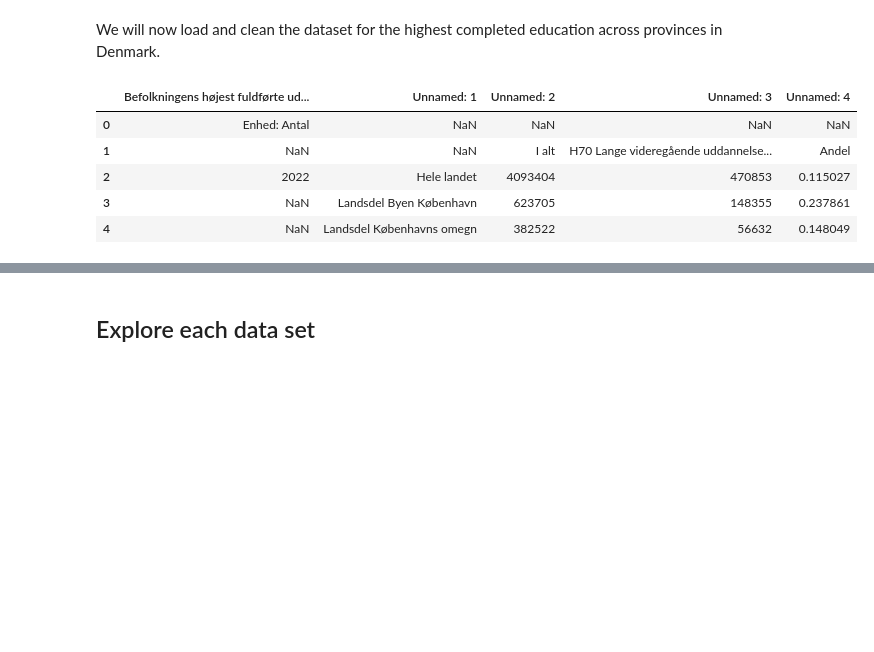
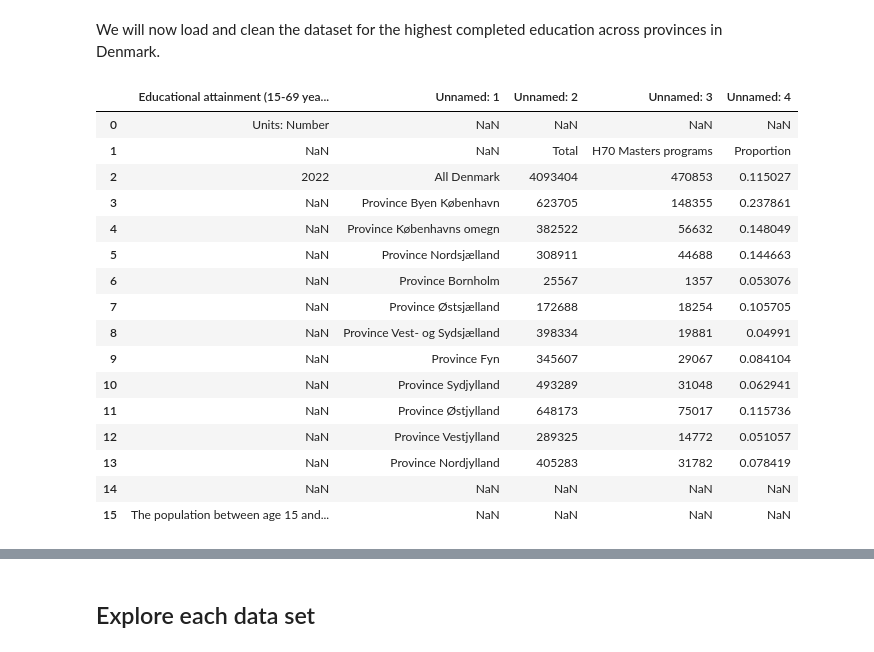
Before and after one commit to NumEconCopenhagen/projects-2024-sarah-og-pernille, a Jupyter notebook: dataproject/dataproject.ipynb, the cells around one changed output, grey strips where cells are left out. Drawn from its saved outputs; the diff is of its cells as text; code cells hidden in the pictures; blank space fills up the shorter version.

```diff
--- a/dataproject/dataproject.ipynb
+++ b/dataproject/dataproject.ipynb
@@ -139,11 +139,22 @@ We will now load and clean the dataset for the highest completed education acros
 # %%
 #We load the data for highest completed education
 education = pd.read_excel('HFUDD11.xlsx')
-education.head(5)
+display(education)
 # %% [output]
-|  | Befolkningens højest fuldførte ud... | Unnamed: 1 | Unnamed: 2 | Unnamed: 3 | Unnamed: 4 |
-| 0 | Enhed: Antal | NaN | NaN | NaN | NaN |
-| 1 | NaN | NaN | I alt | H70 Lange videregående uddannelse... | Andel |
-| 2 | 2022 | Hele landet | 4093404 | 470853 | 0.115027 |
-| 3 | NaN | Landsdel Byen København | 623705 | 148355 | 0.237861 |
-| 4 | NaN | Landsdel Københavns omegn | 382522 | 56632 | 0.148049 |
+|  | Educational attainment (15-69 yea... | Unnamed: 1 | Unnamed: 2 | Unnamed: 3 | Unnamed: 4 |
+| 0 | Units: Number | NaN | NaN | NaN | NaN |
+| 1 | NaN | NaN | Total | H70 Masters programs | Proportion |
+| 2 | 2022 | All Denmark | 4093404 | 470853 | 0.115027 |
+| 3 | NaN | Province Byen København | 623705 | 148355 | 0.237861 |
+| 4 | NaN | Province Københavns omegn | 382522 | 56632 | 0.148049 |
+| 5 | NaN | Province Nordsjælland | 308911 | 44688 | 0.144663 |
+| 6 | NaN | Province Bornholm | 25567 | 1357 | 0.053076 |
+| 7 | NaN | Province Østsjælland | 172688 | 18254 | 0.105705 |
+| 8 | NaN | Province Vest- og Sydsjælland | 398334 | 19881 | 0.04991 |
+| 9 | NaN | Province Fyn | 345607 | 29067 | 0.084104 |
+| 10 | NaN | Province Sydjylland | 493289 | 31048 | 0.062941 |
+| 11 | NaN | Province Østjylland | 648173 | 75017 | 0.115736 |
+| 12 | NaN | Province Vestjylland | 289325 | 14772 | 0.051057 |
+| 13 | NaN | Province Nordjylland | 405283 | 31782 | 0.078419 |
+| 14 | NaN | NaN | NaN | NaN | NaN |
+| 15 | The population between age 15 and... | NaN | NaN | NaN | NaN |
```
Also changed, not shown: parts of 4 cells of this notebook.
